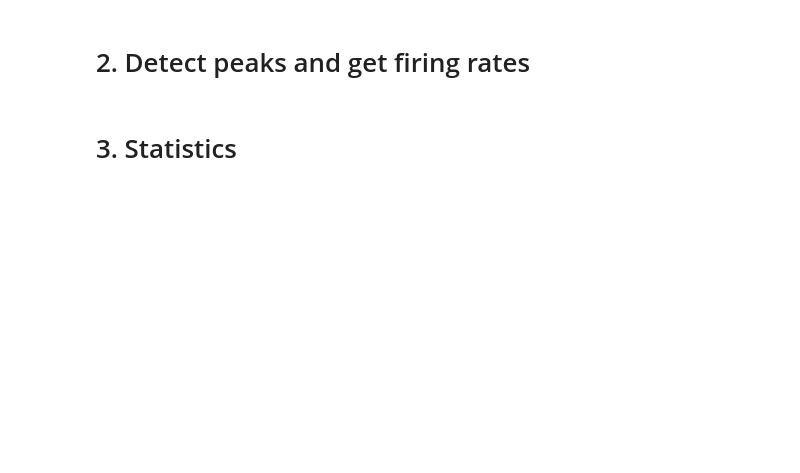
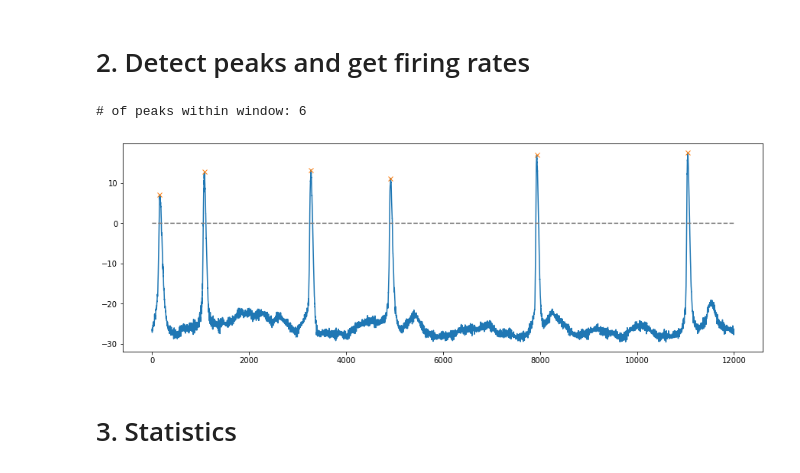
Before and after one commit to soyhyoj/PGlab, a Jupyter notebook: Electrophysiology data analysis/Electrophysiology data analysis.ipynb, the cells around one changed output. Cells and saved outputs as stored; diff of their text form; code cells hidden in the pictures; blank space fills up the shorter version.

Commit message:
peak detection added

```diff
--- a/Electrophysiology data analysis/Electrophysiology data analysis.ipynb
+++ b/Electrophysiology data analysis/Electrophysiology data analysis.ipynb
@@ -101,0 +104,21 @@ plt.show()
+# %%
+# Example peak detection
+# Prepare input as 1-D array
+val = traces[0]['membrane potential(mV)'].values[:12000]
+
+# Find peaks
+peaks, _ = find_peaks(val, height=0, prominence=2) # peaks: indices of peaks
+print(f'# of peaks within window: {len(peaks)}')
+
+# Apply a median filter to reduce noise
+medfilt(val, kernel_size=39)
+
+# Plot the peaks and threshold line on top of the trace
+plt.figure(figsize=(15,5))
+plt.plot(val)  # trace
+plt.plot(peaks, val[peaks], "x")  # peaks
+plt.plot(np.zeros_like(val), "--", color="gray")  # height
+plt.show()
+# %% [output]
+# of peaks within window: 6
+[figure, added]
```
Also changed, not shown: parts of 3 cells of this notebook.
